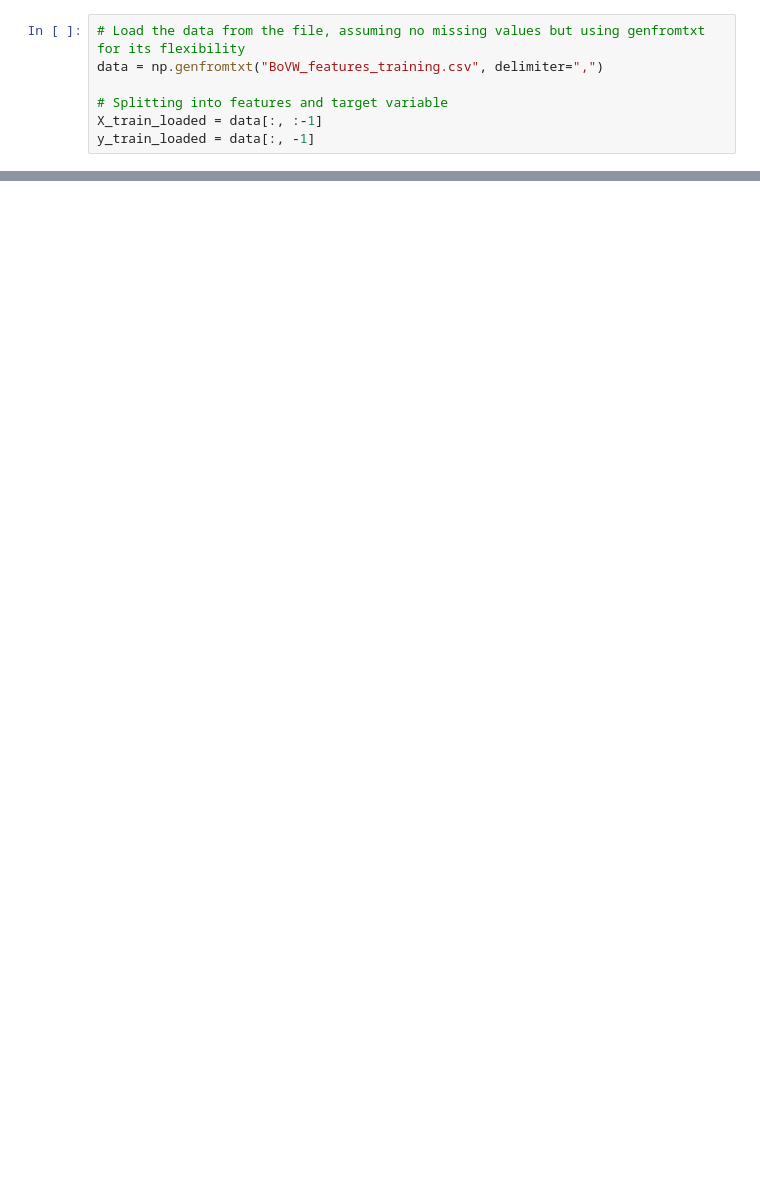
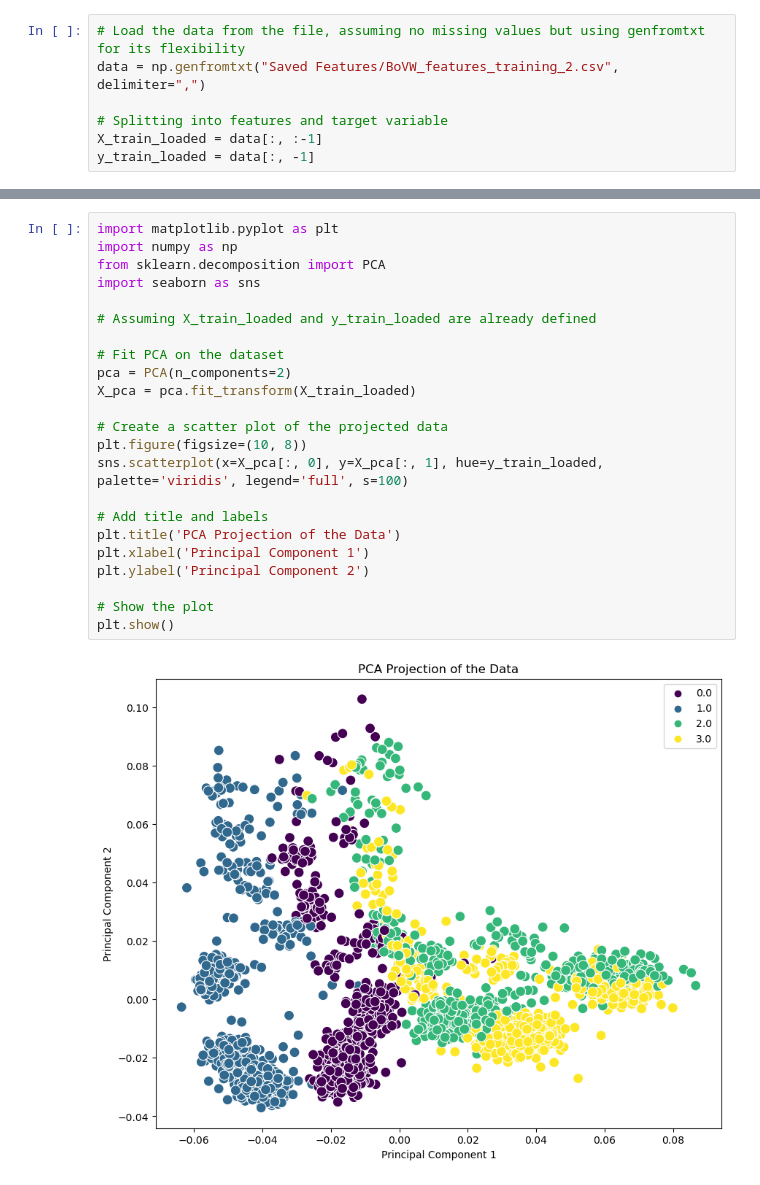
Before and after one commit to AhmedAbdelaal2001/Arabic-Font-Recognition, a Jupyter notebook: 2. Feature Selection & Extraction/BoVW.ipynb, the cells around one changed output, grey strips where cells are left out. Cells and saved outputs as stored; diff of their text form; blank space fills up the shorter version.

```diff
--- a/2. Feature Selection & Extraction/BoVW.ipynb
+++ b/2. Feature Selection & Extraction/BoVW.ipynb
@@ -149,6 +78,6 @@ np.savetxt("BoVW_features_validation.csv", combined_array, delimiter=",", fmt='%
 # %%
 # Load the data from the file, assuming no missing values but using genfromtxt for its flexibility
-data = np.genfromtxt("BoVW_features_training.csv", delimiter=",")
+data = np.genfromtxt("Saved Features/BoVW_features_training_2.csv", delimiter=",")
 
 # Splitting into features and target variable
 X_train_loaded = data[:, :-1]
@@ -170,0 +97,25 @@ True
+# %%
+import matplotlib.pyplot as plt
+import numpy as np
+from sklearn.decomposition import PCA
+import seaborn as sns
+
+# Assuming X_train_loaded and y_train_loaded are already defined
+
+# Fit PCA on the dataset
+pca = PCA(n_components=2)
+X_pca = pca.fit_transform(X_train_loaded)
+
+# Create a scatter plot of the projected data
+plt.figure(figsize=(10, 8))
+sns.scatterplot(x=X_pca[:, 0], y=X_pca[:, 1], hue=y_train_loaded, palette='viridis', legend='full', s=100)
+
+# Add title and labels
+plt.title('PCA Projection of the Data')
+plt.xlabel('Principal Component 1')
+plt.ylabel('Principal Component 2')
+
+# Show the plot
+plt.show()
+# %% [output]
+[figure, added]
```
Also changed, not shown: parts of 32 cells of this notebook, 44 other files.
